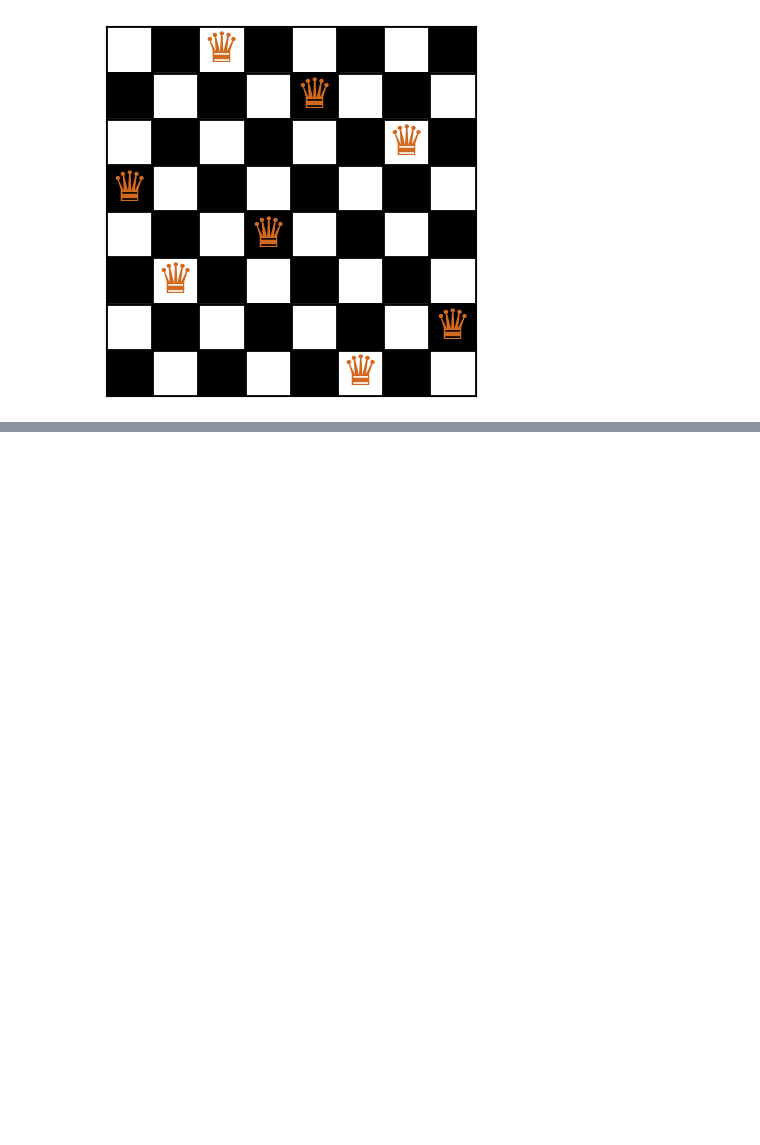
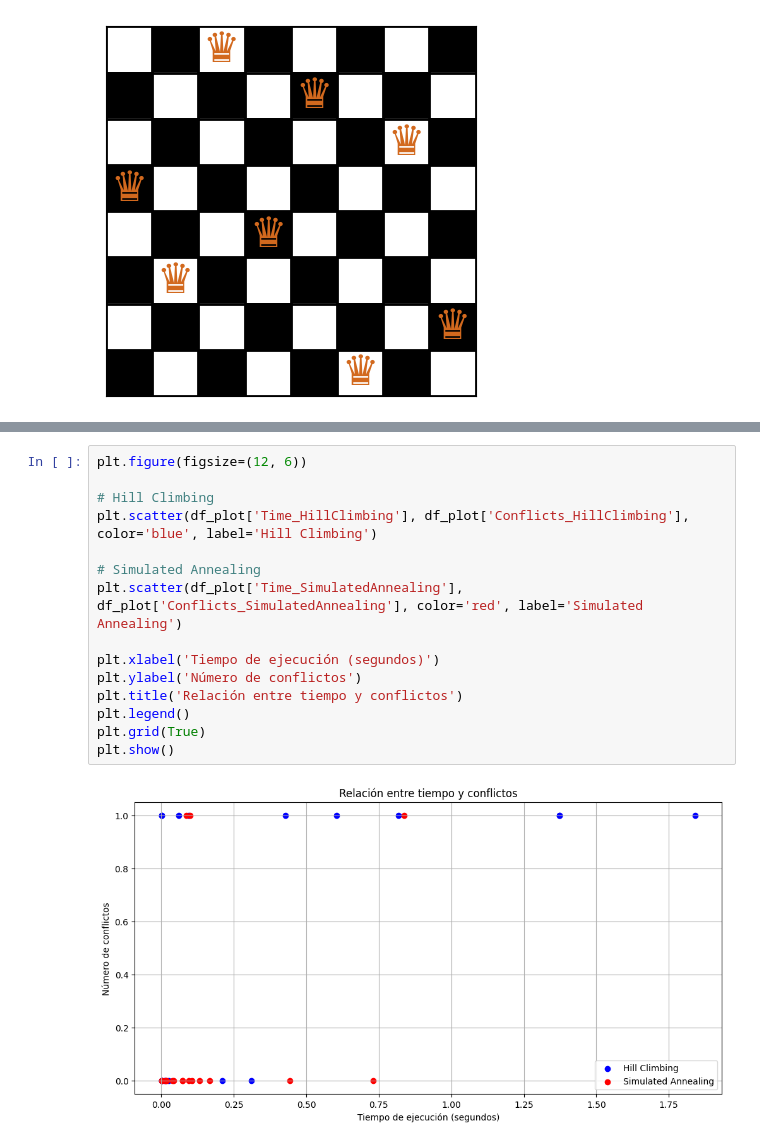
Before and after one commit to BrajanNieto/n-queens, a Jupyter notebook: IA_Fundamentals_NQueensProblem_BrajanNieto.ipynb, the cells around one changed output, grey strips where cells are left out. Drawn from its saved outputs; the diff is of its cells as text; blank space fills up the shorter version.

```diff
--- a/IA_Fundamentals_NQueensProblem_BrajanNieto.ipynb
+++ b/IA_Fundamentals_NQueensProblem_BrajanNieto.ipynb
@@ -554,0 +747,17 @@ Conflictos en la mejor solución: 0
+# %%
+plt.figure(figsize=(12, 6))
+
+# Hill Climbing
+plt.scatter(df_plot['Time_HillClimbing'], df_plot['Conflicts_HillClimbing'], color='blue', label='Hill Climbing')
+
+# Simulated Annealing
+plt.scatter(df_plot['Time_SimulatedAnnealing'], df_plot['Conflicts_SimulatedAnnealing'], color='red', label='Simulated Annealing')
+
+plt.xlabel('Tiempo de ejecución (segundos)')
+plt.ylabel('Número de conflictos')
+plt.title('Relación entre tiempo y conflictos')
+plt.legend()
+plt.grid(True)
+plt.show()
+# %% [output]
+[figure, added]
```
Also changed, not shown: parts of 12 cells of this notebook.
